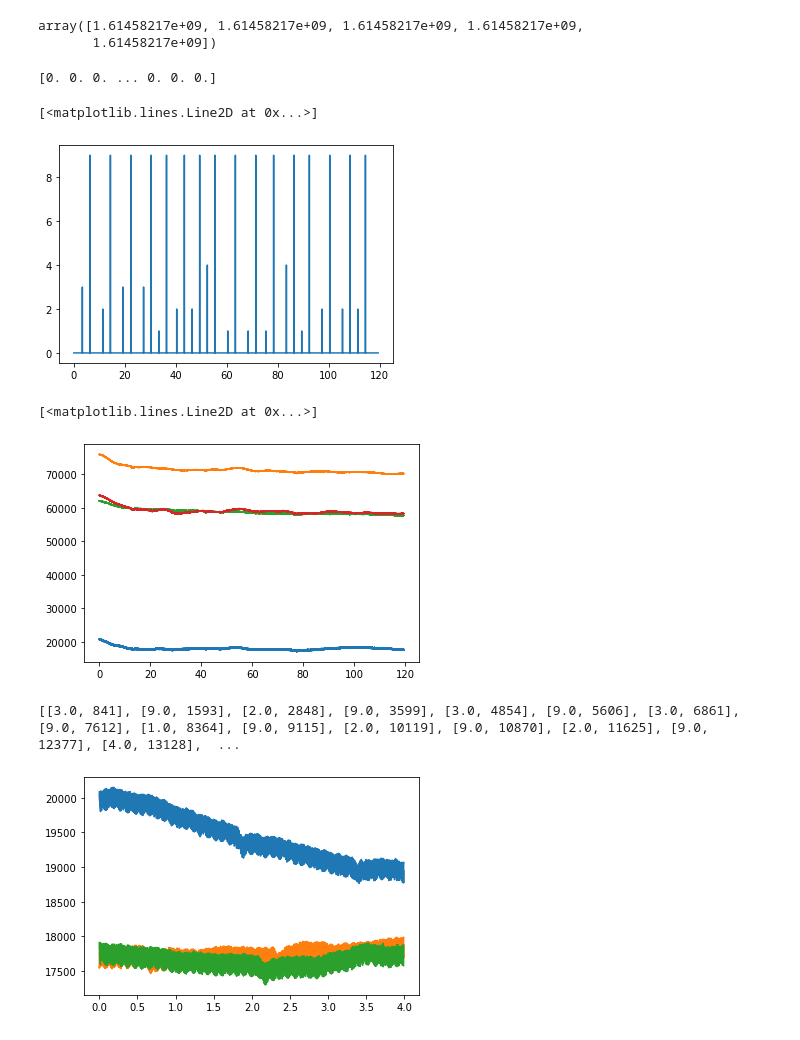
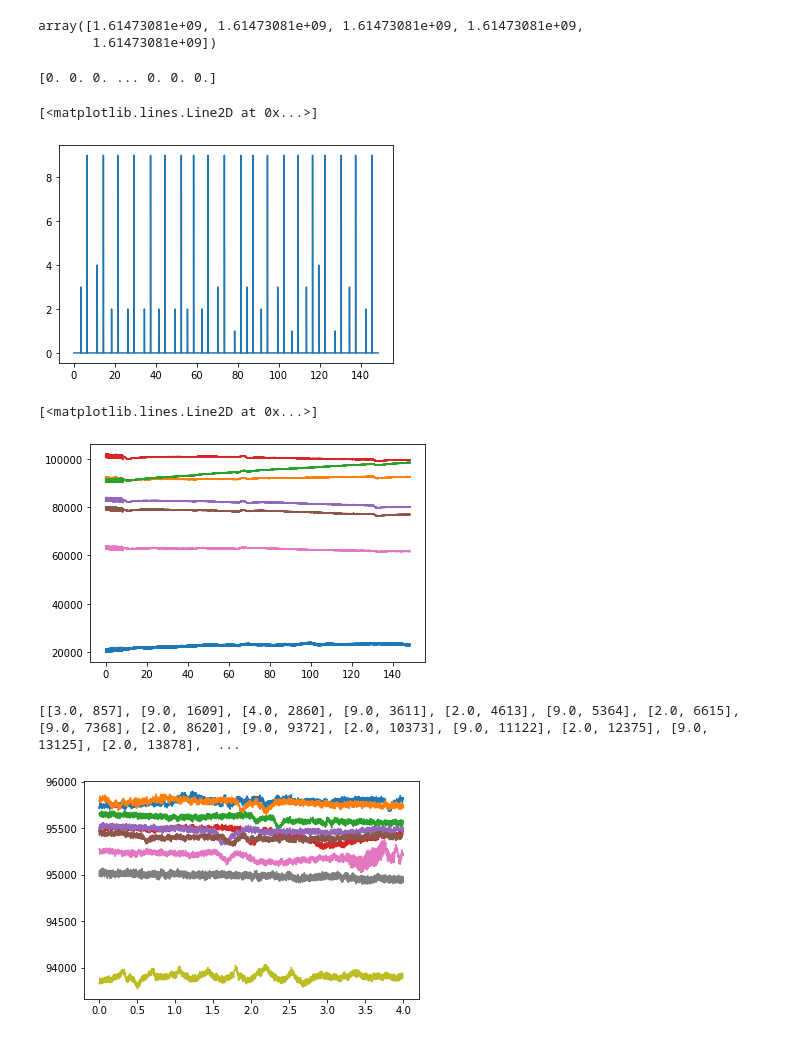
Before and after one commit to Surfincolin/hey-brain, a Jupyter notebook: data/data_exploration.ipynb, the cells around one changed output. Drawn from its saved outputs; the diff is of its cells as text; code cells hidden in the pictures.

```diff
--- a/data/data_exploration.ipynb
+++ b/data/data_exploration.ipynb
@@ -4,7 +4,7 @@ import numpy as np
 import pandas as pd
 import matplotlib.pyplot as plt
 # %%
-Pkl_Filename = 'raw_data_recording.pkl'
+Pkl_Filename = 'raw_data_recording-8ch.pkl'
 data = []
 with open(Pkl_Filename, 'rb') as file:
     data = pickle.load(file)
@@ -54,8 +54,8 @@ print(sequenced_data)
 # %%
 sequenced_data[22,0:5]
 # %% [output]
-array([1.61458217e+09, 1.61458217e+09, 1.61458217e+09, 1.61458217e+09,
-       1.61458217e+09])
+array([1.61473081e+09, 1.61473081e+09, 1.61473081e+09, 1.61473081e+09,
+       1.61473081e+09])
 # %%
 sorted_data = sequenced_data[:,sequenced_data[22].argsort()]
 sorted_data[22] = sorted_data[22] - min(sorted_data[22])
@@ -67,16 +67,19 @@ print(sorted_data[23])
 plt.plot(sorted_data[22], sorted_data[23])
 # %% [output]
 [<matplotlib.lines.Line2D at 0x...>]
-[figure, old version]
+[figure, new version]
 # %%
 # Events
+plt.plot(sorted_data[22][1:], sorted_data[1][1:])
+plt.plot(sorted_data[22][1:], sorted_data[3][1:])
+plt.plot(sorted_data[22][1:], sorted_data[4][1:])
 plt.plot(sorted_data[22][1:], sorted_data[5][1:])
 plt.plot(sorted_data[22][1:], sorted_data[6][1:])
 plt.plot(sorted_data[22][1:], sorted_data[7][1:])
 plt.plot(sorted_data[22][1:], sorted_data[8][1:])
 # %% [output]
 [<matplotlib.lines.Line2D at 0x...>]
-[figure, old version]
+[figure, new version]
 # %%
 event_times = []
 for i in range(sorted_data.shape[1]):
@@ -87,7 +90,7 @@ for i in range(sorted_data.shape[1]):
 
 print(event_times)
 # %% [output]
-[[3.0, 841], [9.0, 1593], [2.0, 2848], [9.0, 3599], [3.0, 4854], [9.0, 5606], [3.0, 6861], [9.0, 7612], [1.0, 8364], [9.0, 9115], [2.0, 10119], [9.0, 10870], [2.0, 11625], [9.0, 12377], [4.0, 13128],  ...
+[[3.0, 857], [9.0, 1609], [4.0, 2860], [9.0, 3611], [2.0, 4613], [9.0, 5364], [2.0, 6615], [9.0, 7368], [2.0, 8620], [9.0, 9372], [2.0, 10373], [9.0, 11122], [2.0, 12375], [9.0, 13125], [2.0, 13878],  ...
 # %%
 def get_window(data,ch,a,b):
     return data[ch][a:b]
@@ -112,10 +115,10 @@ def event_compare_plot(list_events_data):
 # from brainflow.board_shim import BoardShim, BrainFlowInputParams, BoardIds
 from brainflow.data_filter import DataFilter, FilterTypes
 # %%
-event_3_5 = get_event_data(3, 5)
+event_3_5 = get_event_data(2, 2)
 event_compare_plot(event_3_5)
 # %% [output]
-[figure, old version]
+[figure, new version]
 # %%
 for ind_event in event_3_5:
     ch_data = ind_event[0]
```
Also changed, not shown: parts of 12 cells of this notebook, 7 other files.
